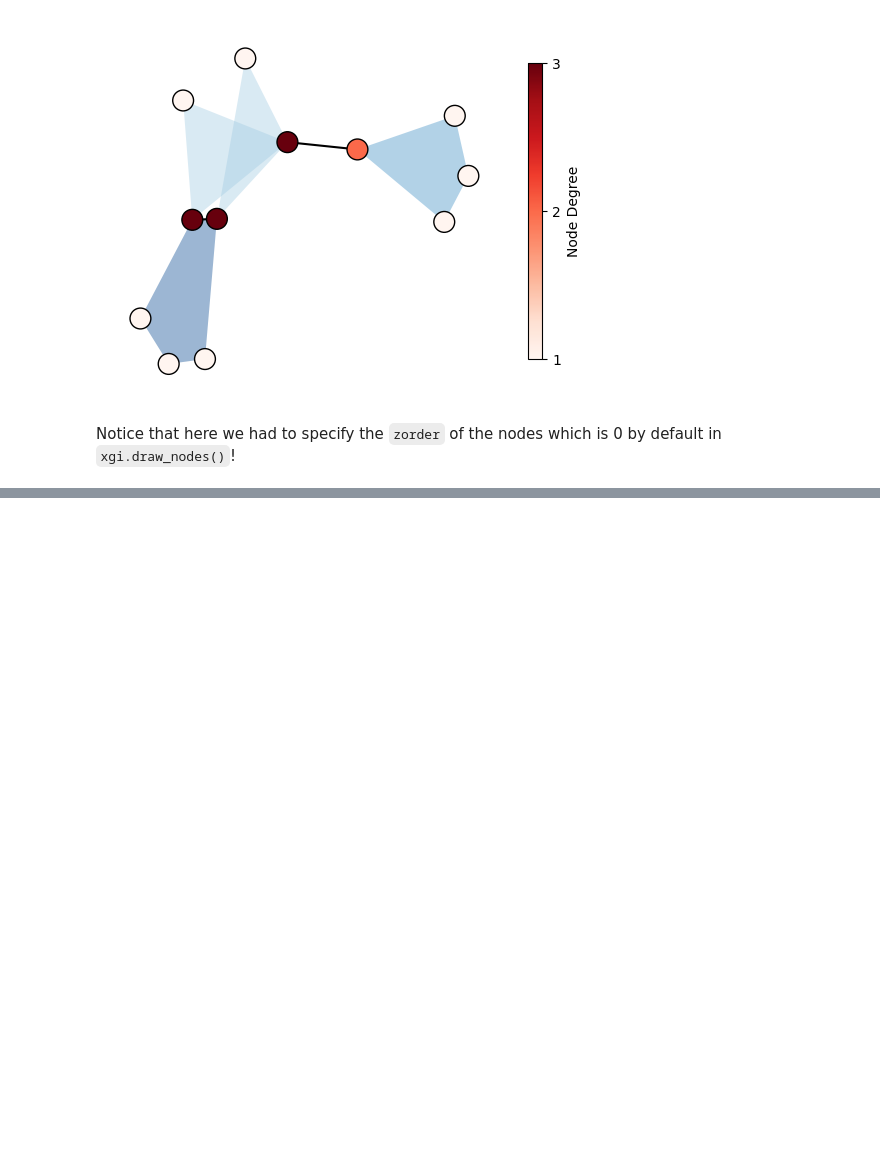
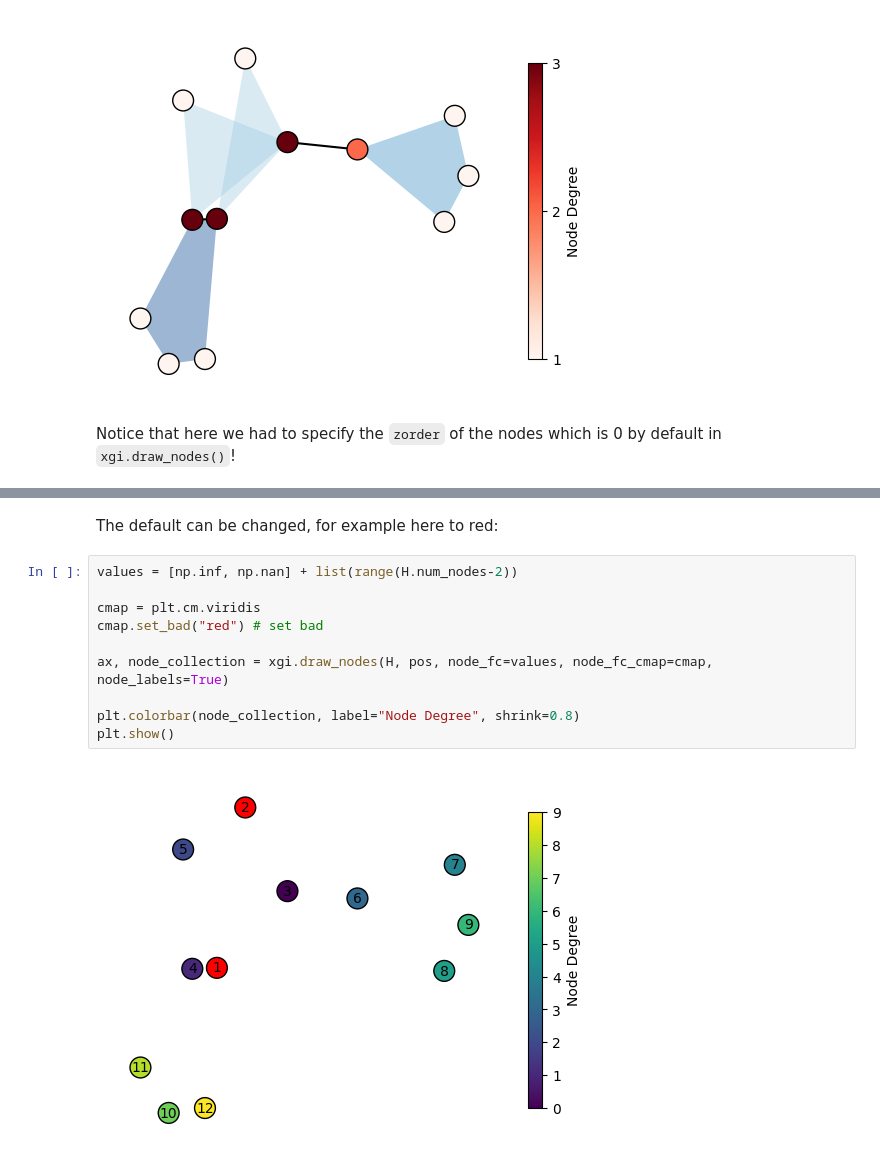
Before and after one commit to xgi-org/xgi, a Jupyter notebook: tutorials/In Depth 1 - Drawing nodes.ipynb, the cells around one changed output, grey strips where cells are left out. Cells and saved outputs as stored; diff of their text form; blank space fills up the shorter version.

```diff
--- a/tutorials/In Depth 1 - Drawing nodes.ipynb
+++ b/tutorials/In Depth 1 - Drawing nodes.ipynb
@@ -108,0 +122,14 @@ Notice that here we had to specify the `zorder` of the nodes which is 0 by defau
+# %% [markdown]
+The default can be changed, for example here to red:
+# %%
+values = [np.inf, np.nan] + list(range(H.num_nodes-2))
+
+cmap = plt.cm.viridis
+cmap.set_bad("red") # set bad
+
+ax, node_collection = xgi.draw_nodes(H, pos, node_fc=values, node_fc_cmap=cmap, node_labels=True)
+
+plt.colorbar(node_collection, label="Node Degree", shrink=0.8)
+plt.show()
+# %% [output]
+[figure, added]
```
Also changed, not shown: parts of 3 cells of this notebook.
